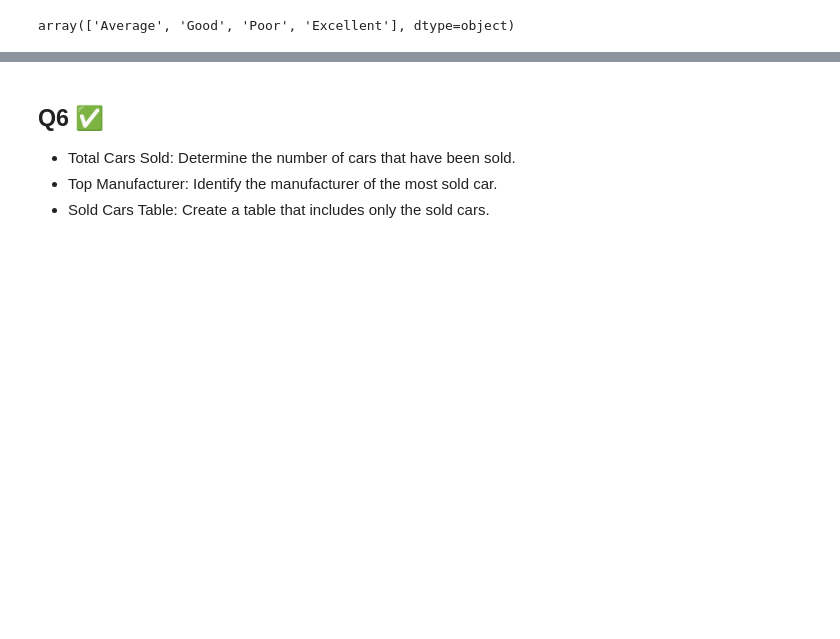
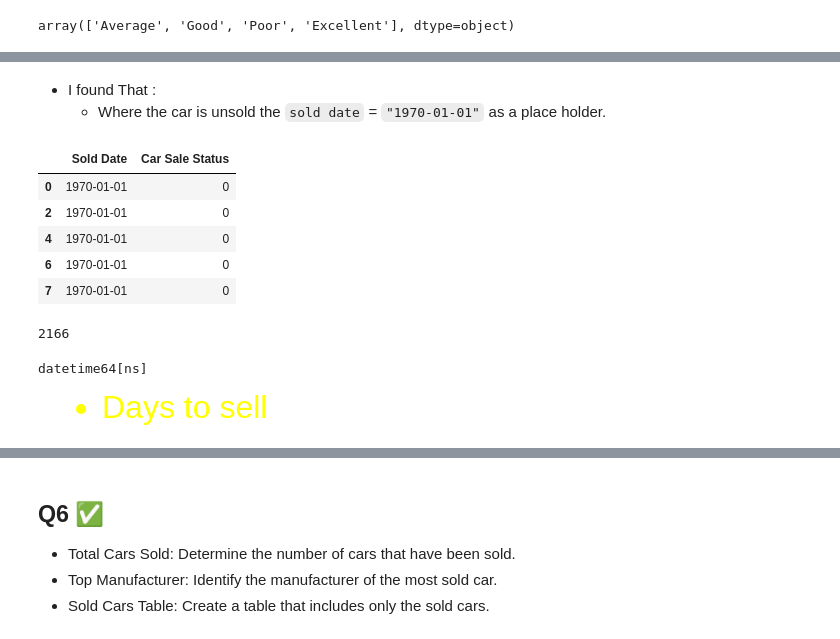
Before and after one commit to 3iraqi-0/mohamed_eleraqi_pandas_task_3, a Jupyter notebook: Used Cars Task.ipynb, the cells around one changed output, grey strips where cells are left out. Drawn from its saved outputs; the diff is of its cells as text; code cells hidden in the pictures; blank space fills up the shorter version.

```diff
--- a/Used Cars Task.ipynb
+++ b/Used Cars Task.ipynb
@@ -188,0 +290,20 @@ df["Feedback"]=df["Feedback"].map({"Excellent":4,"Average":3, "Good":2,"Poor":1}
+# %% [markdown]
+- I found That :
+    - Where the car is unsold the `sold date` = `"1970-01-01"` as a place holder.
+# %%
+df.loc[df["Sold Date"]=="1970-01-01",["Sold Date","Car Sale Status"]].head()
+# %% [output]
+|  | Sold Date | Car Sale Status |
+| 0 | 1970-01-01 | 0 |
+| 2 | 1970-01-01 | 0 |
+| 4 | 1970-01-01 | 0 |
+| 6 | 1970-01-01 | 0 |
+| 7 | 1970-01-01 | 0 |
+# %%
+(df["Car Sale Status"]==1).sum()
+# %% [output]
+2166
+# %%
+print(df["Sold Date"].dtype)
+# %% [output]
+datetime64[ns]
@@ -188,0 +314,4 @@ df["Feedback"]=df["Feedback"].map({"Excellent":4,"Average":3, "Good":2,"Poor":1}
+# %% [markdown]
+<font size=6 color=yellow>
+
+- Days to sell
```
Also changed, not shown: parts of 27 cells of this notebook, 1 other file.
